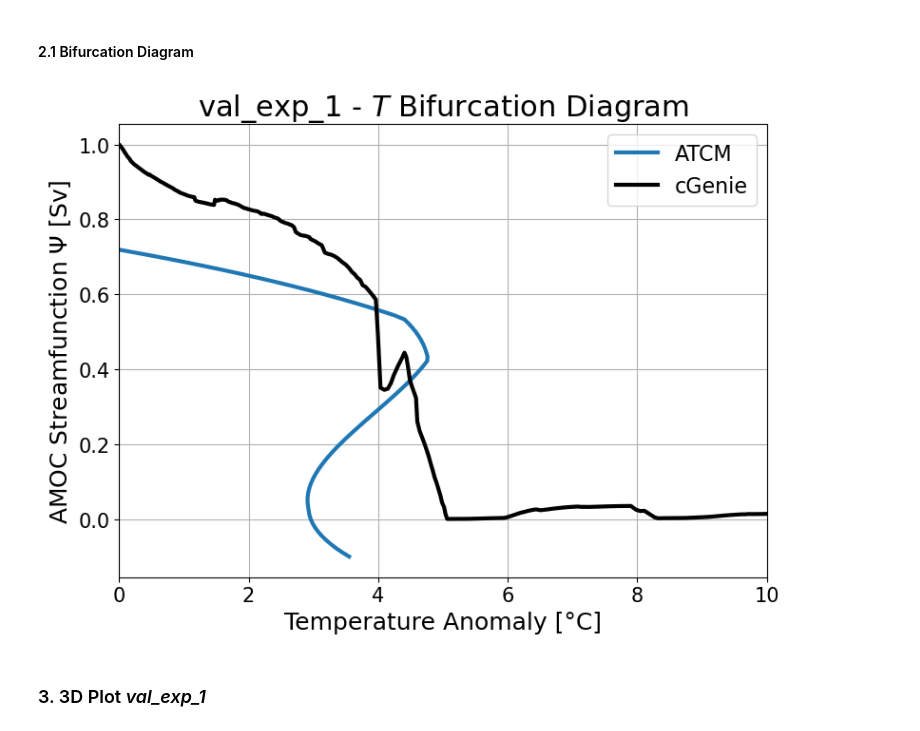
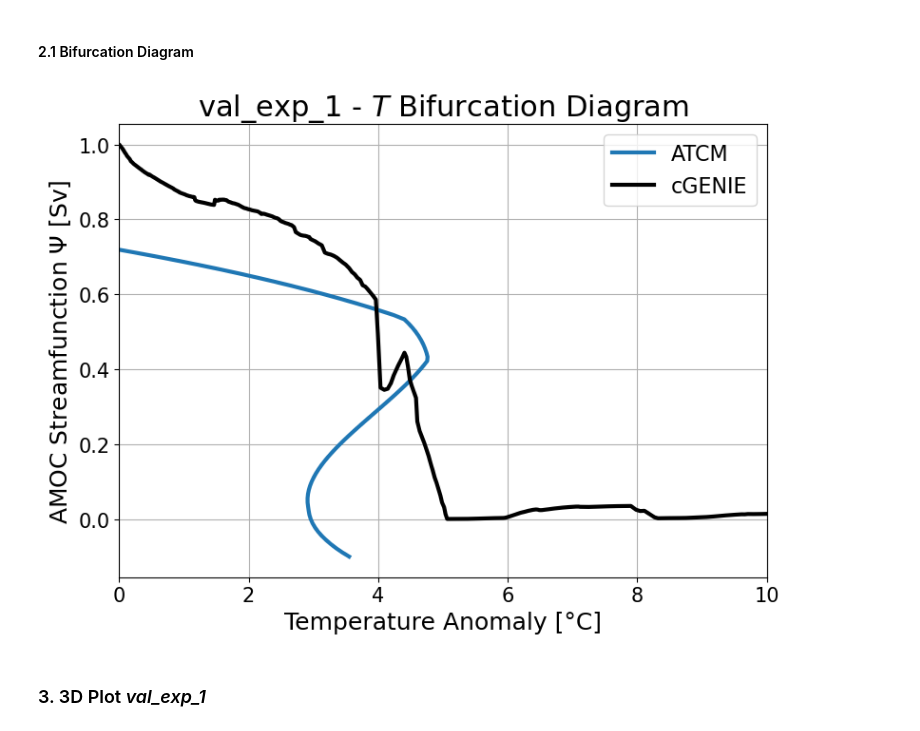
Before and after one commit to VUB-HYDR/2025_Laridon_etal_ORE, a Jupyter notebook: ATCM.ipynb, the cells around one changed output. Cells and saved outputs as stored; diff of their text form; code cells hidden in the pictures.

```diff
--- a/ATCM.ipynb
+++ b/ATCM.ipynb
@@ -527,17 +527,17 @@ The experiments are the following :
 # %%
 ################################# Personnal data path #####################################
 
-base_path_cGenie_sim = os.path.join(base_path,'data\\cGenie simulations\\Paper Simulations')
+base_path_cGENIE_sim = os.path.join(base_path,'data\\cGENIE simulations\\Paper Simulations')
 
 ### Calibration Experiments ###
 
-personal_data_path_ExpA = os.path.join(base_path_cGenie_sim,'JG.worjh2.T_collapse.SPIN\\biogem\\')
-personal_data_path_ExpB = os.path.join(base_path_cGenie_sim,'JG.worjh2.fw_collapse.SPIN\\biogem\\')
-personal_data_path_ExpC = os.path.join(base_path_cGenie_sim,'JG.worjh2.fw_zigzag.SPIN\\biogem\\')
+personal_data_path_ExpA = os.path.join(base_path_cGENIE_sim,'JG.worjh2.T_collapse.SPIN\\biogem\\')
+personal_data_path_ExpB = os.path.join(base_path_cGENIE_sim,'JG.worjh2.fw_collapse.SPIN\\biogem\\')
+personal_data_path_ExpC = os.path.join(base_path_cGENIE_sim,'JG.worjh2.fw_zigzag.SPIN\\biogem\\')
 
 ### Validation Experiments ###
 
-personal_data_path_val_exp_1 = os.path.join(base_path_cGenie_sim,'JG.worjh2.hybrid_collapse.SPIN\\biogem\\')
+personal_data_path_val_exp_1 = os.path.join(base_path_cGENIE_sim,'JG.worjh2.hybrid_collapse.SPIN\\biogem\\')
 
 ###################################### Reading data ######################################
 
@@ -1048,8 +1048,8 @@ else:
 
 ## Definition of the all set of critical values and calibration ##
 
-cGenie_crit_params = [Psip,Psim,Tp,Tm,FGISp,FGISm,50,50]
-calib_coef = calib_module_AMOC(cGenie_crit_params[0], cGenie_crit_params[1], cGenie_crit_params[2], cGenie_crit_params[3], cGenie_crit_params[4], cGenie_crit_params[5],F_GIS_cst_A, T_forcing_cst_B)
+cGENIE_crit_params = [Psip,Psim,Tp,Tm,FGISp,FGISm,50,50]
+calib_coef = calib_module_AMOC(cGENIE_crit_params[0], cGENIE_crit_params[1], cGENIE_crit_params[2], cGENIE_crit_params[3], cGENIE_crit_params[4], cGENIE_crit_params[5],F_GIS_cst_A, T_forcing_cst_B)
 
 a_AMOC = calib_coef[0]
 b_AMOC = calib_coef[1]
@@ -1472,13 +1472,13 @@ plt.show()
 [figure]
 # %%
 ### Computation of the global surface temperature anomaly ###
-eq_temp_cGenie = global_sat_val_exp_1[0]
-global_sat_anomaly_cGenie_val_exp_1 = global_sat_val_exp_1 - eq_temp_cGenie
-print("Equilibrium initial surface temperature : {} °C".format(eq_temp_cGenie))
-print("Equilibrium initial surface temperature anomaly : {} °C".format(global_sat_anomaly_cGenie_val_exp_1))
+eq_temp_cGENIE = global_sat_val_exp_1[0]
+global_sat_anomaly_cGENIE_val_exp_1 = global_sat_val_exp_1 - eq_temp_cGENIE
+print("Equilibrium initial surface temperature : {} °C".format(eq_temp_cGENIE))
+print("Equilibrium initial surface temperature anomaly : {} °C".format(global_sat_anomaly_cGENIE_val_exp_1))
 
 plt.figure(figsize=(8,6))
-plt.plot(year_val_exp_1,global_sat_anomaly_cGenie_val_exp_1,label='Ramp Up',lw=3)
+plt.plot(year_val_exp_1,global_sat_anomaly_cGENIE_val_exp_1,label='Ramp Up',lw=3)
 plt.title("val_exp_1 - Temperature Forcing",fontsize=22)
 plt.xlabel("Time [Year]",fontsize=18)
 plt.ylabel("Mean 2m Surface Air Temperature\nAnomaly [°C]",fontsize=18)
@@ -1561,9 +1561,9 @@ dt = 1  # iteration time step in years
 y0 = [1.0]  # initial value
 # %%
 # Parameterization of the temperature forcing
-time_points = np.arange(len(global_sat_anomaly_cGenie_val_exp_1))
-global_sat_anomaly_cGenie_val_exp_1 = np.array(global_sat_anomaly_cGenie_val_exp_1)
-forcing_temperature_val_exp_1 = interpolate.interp1d(year_val_exp_1, global_sat_anomaly_cGenie_val_exp_1, kind='linear', bounds_error=False, fill_value="extrapolate")
+time_points = np.arange(len(global_sat_anomaly_cGENIE_val_exp_1))
+global_sat_anomaly_cGENIE_val_exp_1 = np.array(global_sat_anomaly_cGENIE_val_exp_1)
+forcing_temperature_val_exp_1 = interpolate.interp1d(year_val_exp_1, global_sat_anomaly_cGENIE_val_exp_1, kind='linear', bounds_error=False, fill_value="extrapolate")
 
 # Parameterization of the freshwater forcing
 F_forcing_max = 0.2
@@ -1787,30 +1787,30 @@ plt.show()
 # %%
 y_range = np.linspace(-0.1,1.0,100)
 
 x_hosing = np.linspace(0, 1, len(hosing_forcing_it))
 
 # Interpolation pour adapter à la longueur de y_range
 F = np.interp(np.linspace(0, 1, len(y_range)), x_hosing, hosing_forcing_it)
 
 T_calib_module = (y_range**3-a_AMOC*y_range**2-b_AMOC*y_range-c_AMOC-e_AMOC*F)/d_AMOC
 
 
 plt.figure(figsize=(8,6))
 plt.plot(T_calib_module,y_range,lw=3,label='ATCM',color="tab:blue")
-#plt.plot(global_sat_anomaly_cGenie_val_exp_1, interp_sol_val_exp_1,label='ATCM',lw=3,color="tab:blue")
-plt.plot(global_sat_anomaly_cGenie_val_exp_1,norm_atl_max_overt_val_exp_1,label="cGenie",color="black",lw=3)
+#plt.plot(global_sat_anomaly_cGENIE_val_exp_1, interp_sol_val_exp_1,label='ATCM',lw=3,color="tab:blue")
+plt.plot(global_sat_anomaly_cGENIE_val_exp_1,norm_atl_max_overt_val_exp_1,label="cGENIE",color="black",lw=3)
 plt.title("val_exp_1 - $T$ Bifurcation Diagram",fontsize=22)
 plt.xlabel("Temperature Anomaly [°C]",fontsize=18)
 plt.xlim([0,10])
 plt.ylabel("AMOC Streamfunction " + r'$\Psi$ ' + "[Sv]",fontsize=18)
 plt.legend(fontsize=16)
 plt.tick_params(axis='both',labelsize=15)
 plt.tight_layout()
 plt.grid()
 plt.savefig(figures_path+'val_exp_1_bif_diag_T',dpi=400)
 plt.show()
 # %% [output]
-[figure, old version]
+[figure, new version]
 # %% [markdown]
 ### 3. 3D Plot _val_exp_1_
 # %%
```
Also changed, not shown: parts of 36 cells of this notebook, 44 other files.
